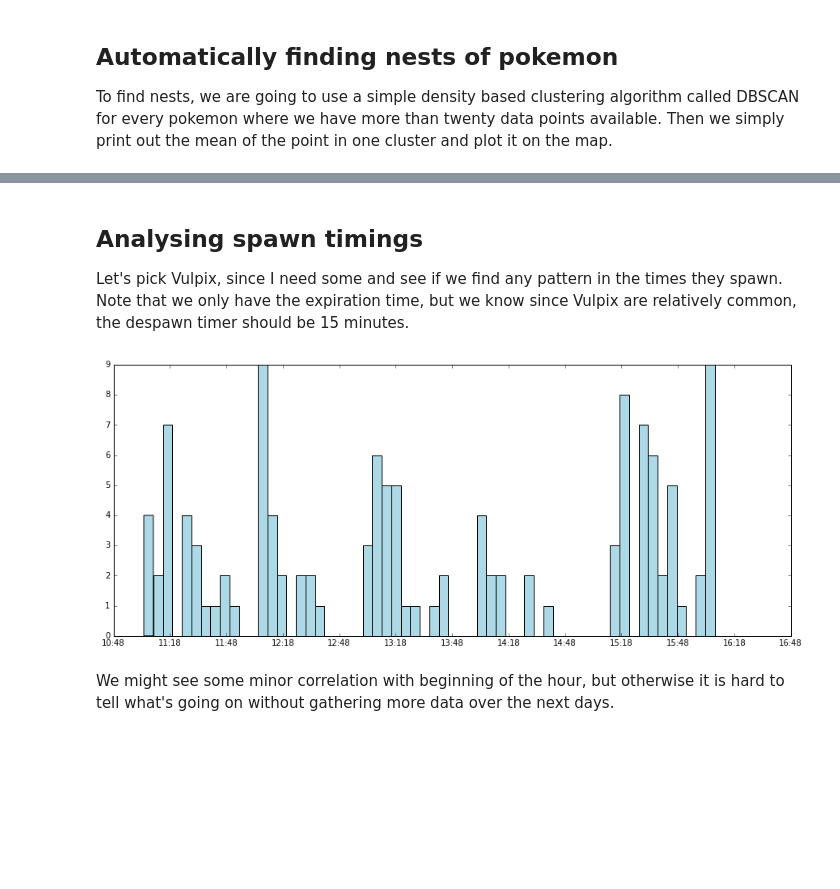
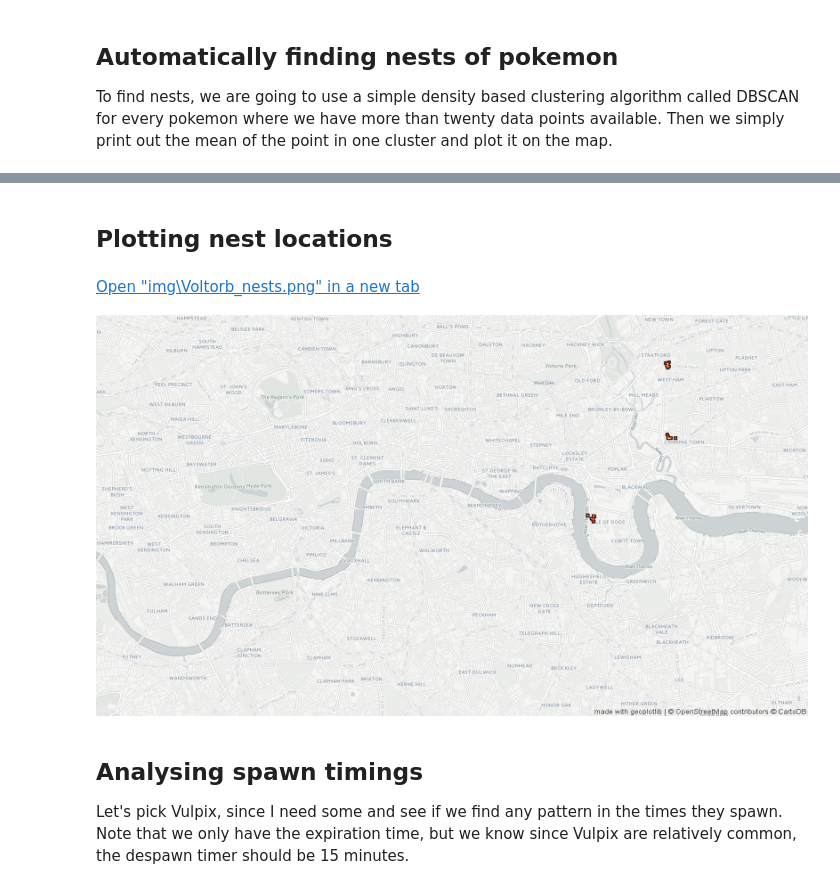
Before and after one commit to thomasjungblut/pokemining, a Jupyter notebook: PokeMining.ipynb, the cells around one changed output, grey strips where cells are left out. Saved outputs shown, nothing was run; the diff lists cells and outputs as text; code cells hidden in the pictures; blank space fills up the shorter version.

Commit message:
more data, more nests, nicer visualizations

```diff
--- a/PokeMining.ipynb
+++ b/PokeMining.ipynb
@@ -226,29 +201,40 @@ Go and checkout the other cluster outputs in the img folder!
+# %% [markdown]
+## Plotting nest locations
+# %%
+%matplotlib inline
+%pylab inline
+figsize(25, 12)
+import matplotlib.pyplot as plt
+import matplotlib.image as mpimg
+import numpy as np
+from ipywidgets import Dropdown
+from glob import glob
+from IPython.display import Image, display, HTML, clear_output
+
+imagePaths = glob('img/*_nests.png')
+
+w = widgets.Dropdown(
+    options=imagePaths,
+    value=imagePaths[0],
+    description='View the nest locations for: ',
+)
+
+def handleOnChange(value):
+    displayImage(value['new'])
+
+def displayImage(fileName):
+    clear_output()
+    display(HTML('<a href=\'%s\' target="_blank">Open "%s" in a new tab</a>' % (fileName, fileName)))
+    display(Image(filename=fileName))
+
+w.observe(handleOnChange, names='value')
+
+display(w)
+displayImage(imagePaths[0])
+# %% [output]
+Open "img\Voltorb_nests.png" in a new tab
+[figure, added]
 # %% [markdown]
 ## Analysing spawn timings
 
 Let's pick Vulpix, since I need some and see if we find any pattern in the times they spawn. Note that we only have the expiration time, but we know since Vulpix are relatively common, the despawn timer should be 15 minutes.
-# %%
-%matplotlib inline
-
-import matplotlib.pyplot as plt
-import matplotlib.dates as mdates
-import datetime
-
-delta = datetime.timedelta(minutes=15)
-vpx = df[df['pokemon_id'] == 37]['expiration_time'].apply(lambda x: x - delta).tolist()
-
-# get the number of bins, by taking the number of 5 minute buckets we have in the data
-bins = int((max(vpx)-min(vpx)).total_seconds() / (5 * 60))
-
-mpl_data = mdates.date2num(vpx)
-
-figsize(15, 6)
-fig, ax = plt.subplots(1,1)
-ax.hist(mpl_data, bins=bins, color='lightblue')
-ax.xaxis.set_major_locator(mdates.MinuteLocator(interval=30))
-ax.xaxis.set_major_formatter(mdates.DateFormatter("%H:%M"))
-plt.show()
-# %% [output]
-[figure, removed]
-# %% [markdown]
-We might see some minor correlation with beginning of the hour, but otherwise it is hard to tell what's going on without gathering more data over the next days.
```
Also changed, not shown: parts of 9 cells of this notebook, 57 other files.
